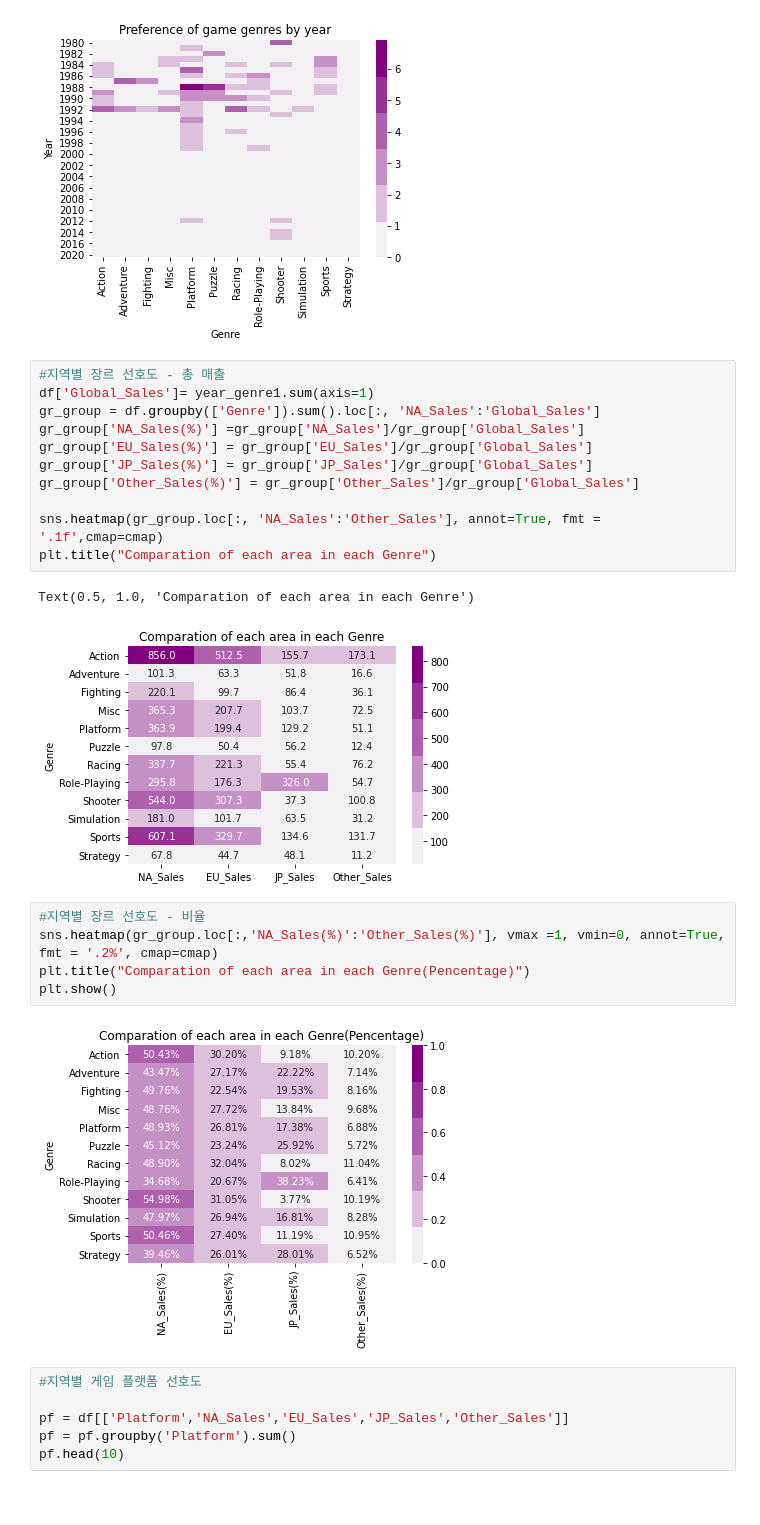
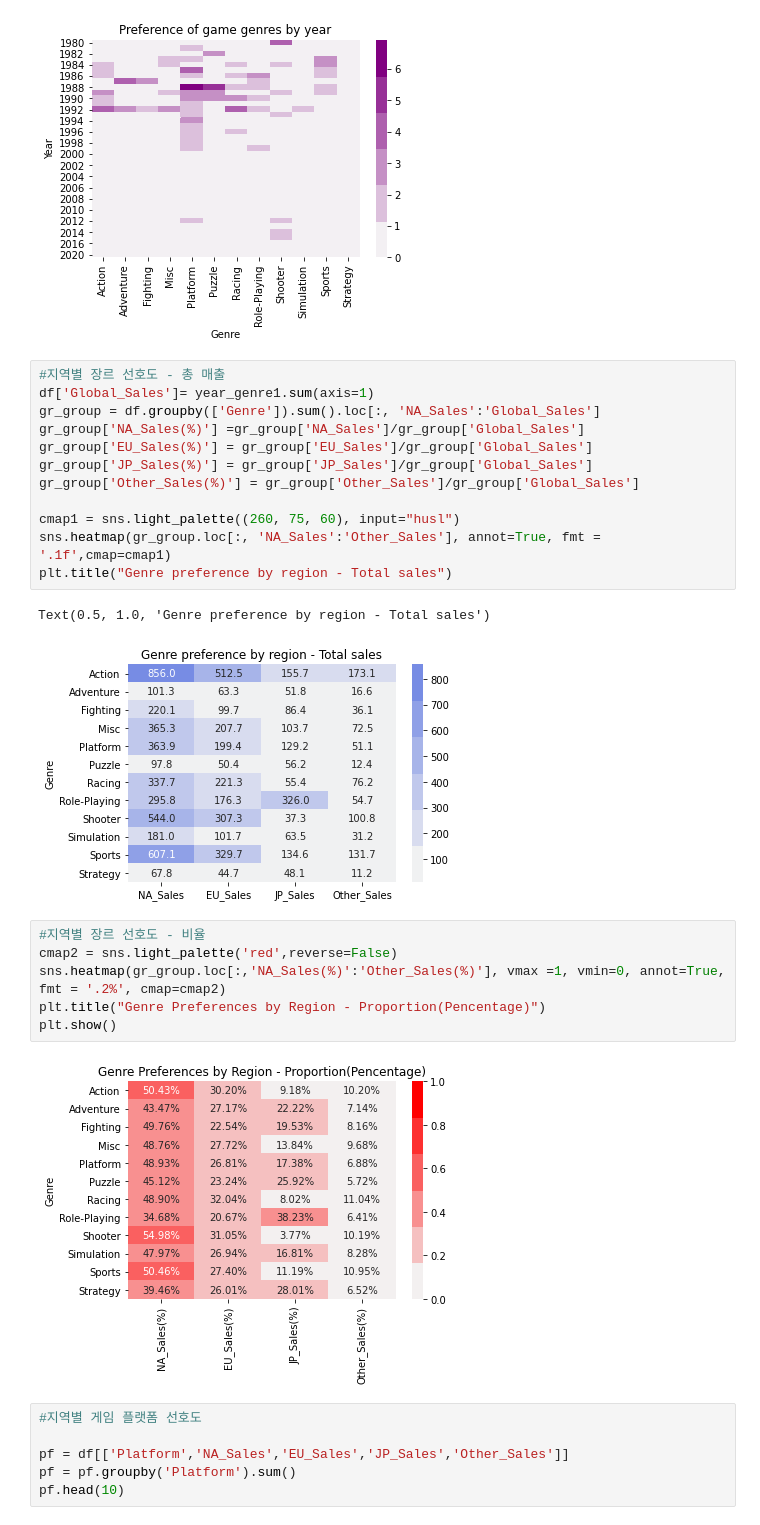
Before and after one commit to threegenie/vgames_project, a Jupyter notebook: game_data.ipynb, the cells around one changed output. Drawn from its saved outputs; the diff is of its cells as text.

```diff
--- a/game_data.ipynb
+++ b/game_data.ipynb
@@ -255,18 +255,20 @@ gr_group['EU_Sales(%)'] = gr_group['EU_Sales']/gr_group['Global_Sales']
 gr_group['JP_Sales(%)'] = gr_group['JP_Sales']/gr_group['Global_Sales']
 gr_group['Other_Sales(%)'] = gr_group['Other_Sales']/gr_group['Global_Sales']
 
-sns.heatmap(gr_group.loc[:, 'NA_Sales':'Other_Sales'], annot=True, fmt = '.1f',cmap=cmap)
-plt.title("Comparation of each area in each Genre")
+cmap1 = sns.light_palette((260, 75, 60), input="husl")
+sns.heatmap(gr_group.loc[:, 'NA_Sales':'Other_Sales'], annot=True, fmt = '.1f',cmap=cmap1)
+plt.title("Genre preference by region - Total sales")
 # %% [output]
-Text(0.5, 1.0, 'Comparation of each area in each Genre')
+Text(0.5, 1.0, 'Genre preference by region - Total sales')
-[figure, old version]
+[figure, new version]
 # %%
 #지역별 장르 선호도 - 비율
-sns.heatmap(gr_group.loc[:,'NA_Sales(%)':'Other_Sales(%)'], vmax =1, vmin=0, annot=True, fmt = '.2%', cmap=cmap)
-plt.title("Comparation of each area in each Genre(Pencentage)")
+cmap2 = sns.light_palette('red',reverse=False)
+sns.heatmap(gr_group.loc[:,'NA_Sales(%)':'Other_Sales(%)'], vmax =1, vmin=0, annot=True, fmt = '.2%', cmap=cmap2)
+plt.title("Genre Preferences by Region - Proportion(Pencentage)")
 plt.show()
 # %% [output]
-[figure, old version]
+[figure, new version]
 # %%
 #지역별 게임 플랫폼 선호도
 
```
Also changed, not shown: parts of 2 cells of this notebook.
